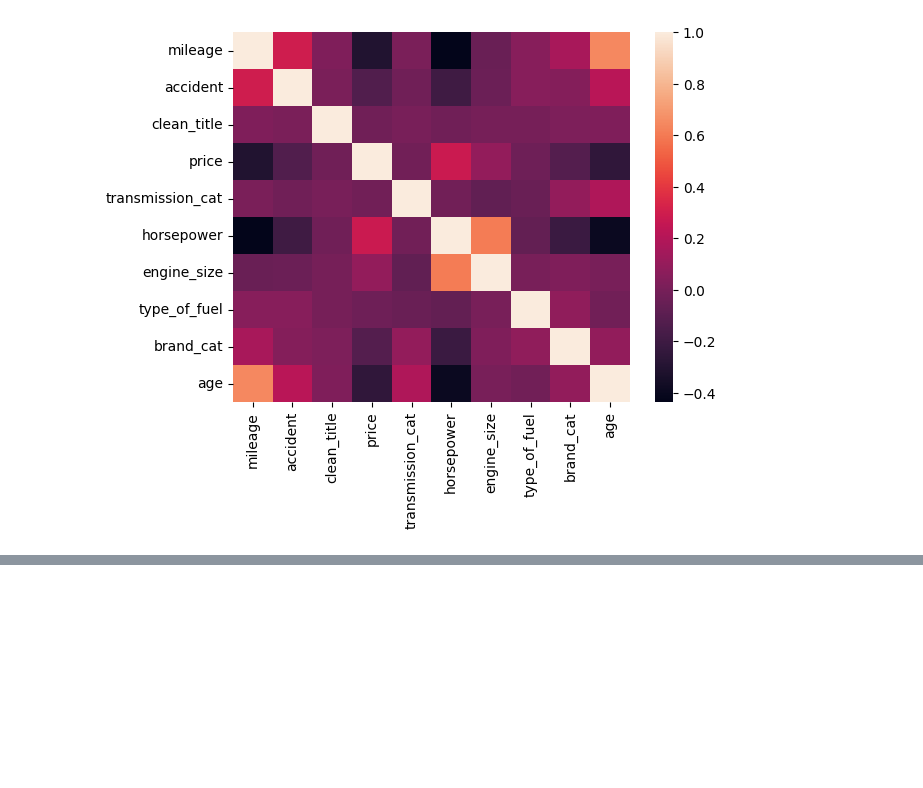
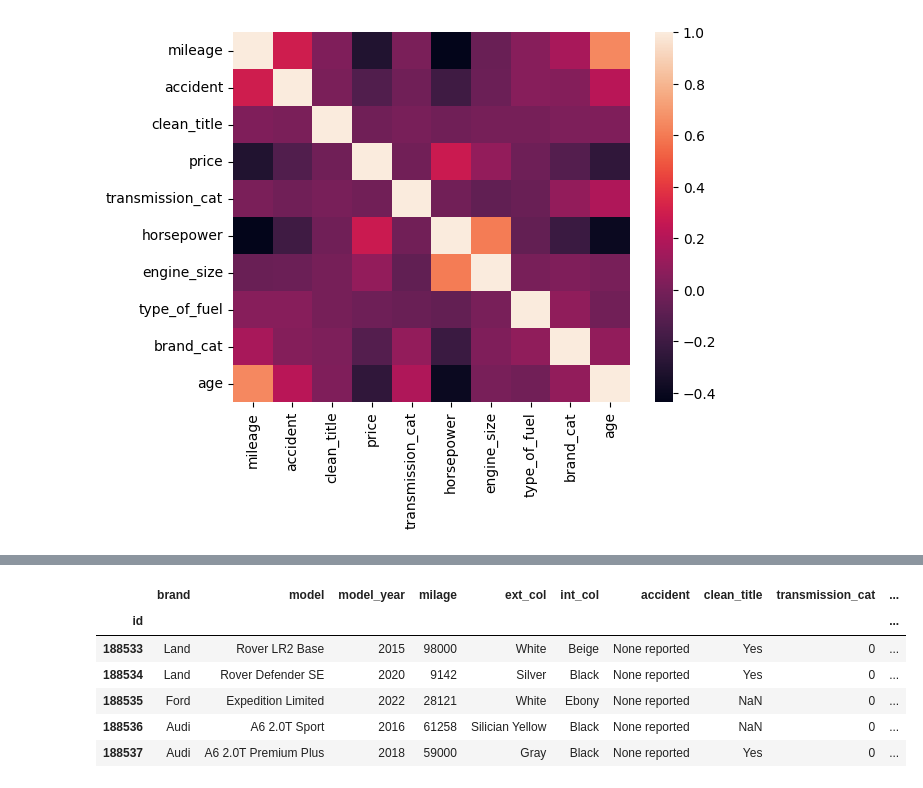
Before and after one commit to aneesakram/regression-of-used-car-prices, a Jupyter notebook: carPriceReg.ipynb, the cells around one changed output, grey strips where cells are left out. Saved outputs shown, nothing was run; the diff lists cells and outputs as text; code cells hidden in the pictures; blank space fills up the shorter version.

```diff
--- a/carPriceReg.ipynb
+++ b/carPriceReg.ipynb
@@ -550,0 +526,12 @@ Mean Squared Error: 3912915454.771682
+# %%
+test_df[['horsepower', 'engine_size', 'type_of_fuel']] = test_df['engine'].apply(lambda x: pd.Series(extract_engine_features(x)))
+test_df = test_df.drop(columns=['fuel_type','engine'])
+test_df.head()
+# %% [output]
+|  | brand | model | model_year | milage | ext_col | int_col | accident | clean_title | transmission_cat | ... |
+| id |  |  |  |  |  |  |  |  |  | ... |
+| 188533 | Land | Rover LR2 Base | 2015 | 98000 | White | Beige | None reported | Yes | 0 | ... |
+| 188534 | Land | Rover Defender SE | 2020 | 9142 | Silver | Black | None reported | Yes | 0 | ... |
+| 188535 | Ford | Expedition Limited | 2022 | 28121 | White | Ebony | None reported | NaN | 0 | ... |
+| 188536 | Audi | A6 2.0T Sport | 2016 | 61258 | Silician Yellow | Black | None reported | NaN | 0 | ... |
+| 188537 | Audi | A6 2.0T Premium Plus | 2018 | 59000 | Gray | Black | None reported | Yes | 0 | ... |
```
Also changed, not shown: parts of 23 cells of this notebook, 1 other file.
